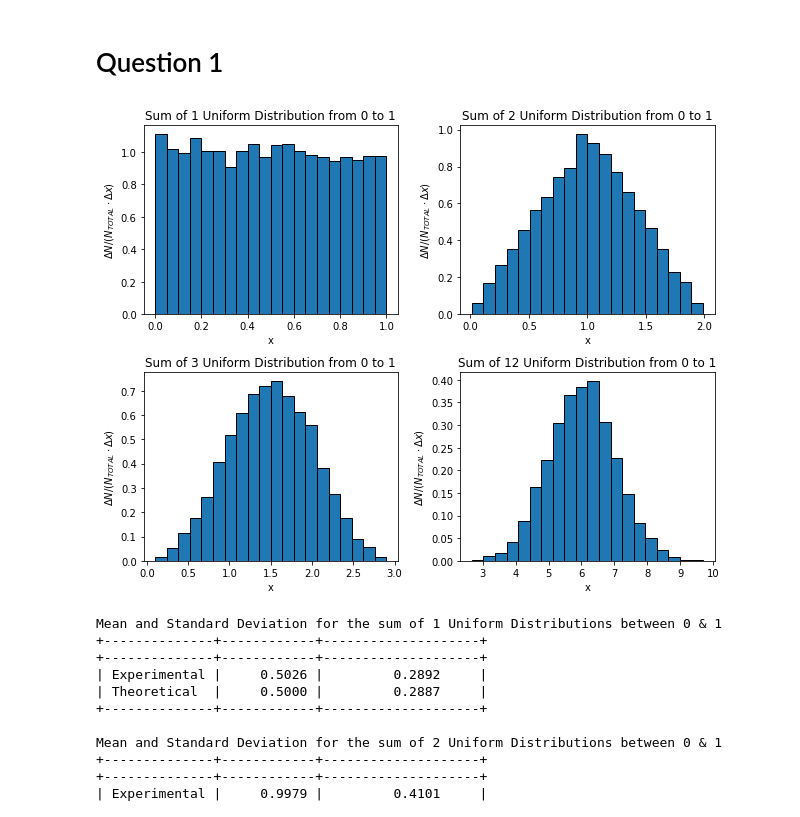
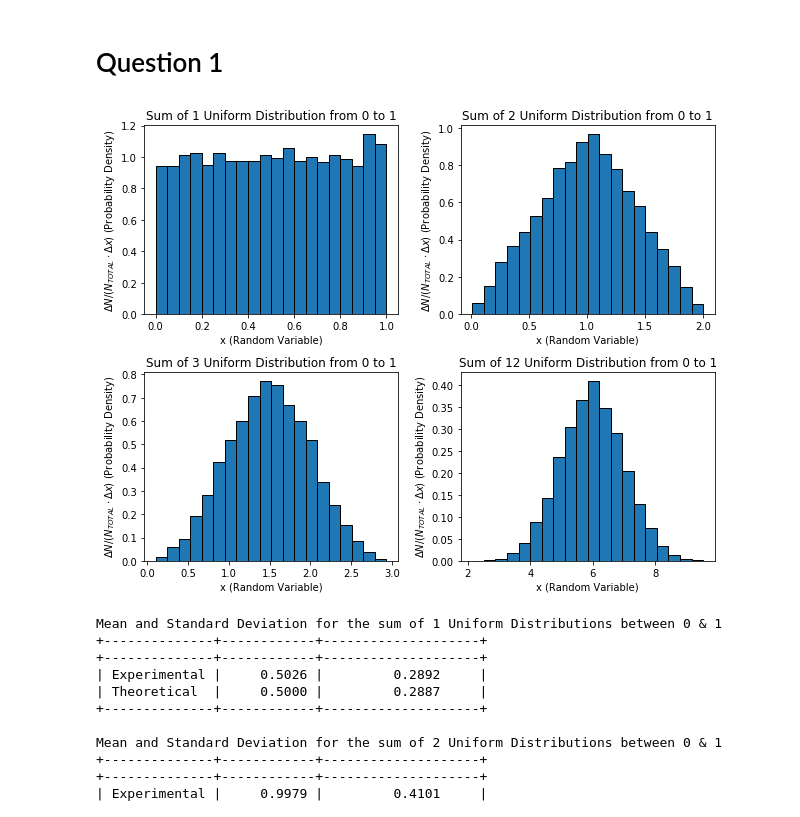
Before and after one commit to JamesPeters98/Stats-Workshops, a Jupyter notebook: Workshop 3/Notebook.ipynb, the cells around one changed output. Saved outputs shown, nothing was run; the diff lists cells and outputs as text; code cells hidden in the pictures.

```diff
--- a/Workshop 3/Notebook.ipynb
+++ b/Workshop 3/Notebook.ipynb
@@ -11,36 +11,36 @@ import matplotlib.pyplot as plt
 
 n = 10000
 bins = 20
 
 def uniform_sum(low,upper,sumAmount,n):
     dist = []
     for x in range(n):
         total = 0
         for val in npy.random.uniform(low,upper,sumAmount):
             total += val
         dist.append(total)
     return dist
 
 # Figure
 f = plt.figure(figsize=(9,7)) # make a bigger 12cm x 7cm figure
 
 def plot_uniform_sum(graphPos, bins, lowerBound, upperBound, sumAmount):
     data = uniform_sum(lowerBound,upperBound,sumAmount,n)
     p = plt.subplot(2,2,graphPos)
     p.hist(data, edgecolor='black', linewidth=1, density=True, bins=bins)
     p.set_title("Sum of "+str(sumAmount)+" Uniform Distribution from 0 to 1")
-    p.set_xlabel('x')
-    p.set_ylabel(r'$ \Delta N /  (N_{TOTAL} \cdot \Delta x)$')
+    p.set_xlabel('x (Random Variable)')
+    p.set_ylabel(r'$ \Delta N /  (N_{TOTAL} \cdot \Delta x)$ (Probability Density)')
 
 plot_uniform_sum(1,bins,0,1,1)
 plot_uniform_sum(2,bins,0,1,2)
 plot_uniform_sum(3,bins,0,1,3)
 plot_uniform_sum(4,bins,0,1,12)
 
 plt.tight_layout()
 plt.show()
 # %% [output]
-[figure, old version]
+[figure, new version]
 # %%
 # Returns the mean and standard deviation of a summed uniform distribution.
 def uniform_sum_meanSD(lowerBound, upperBound, sumAmount):
```
Also changed, not shown: parts of 3 cells of this notebook, 11 other files.
